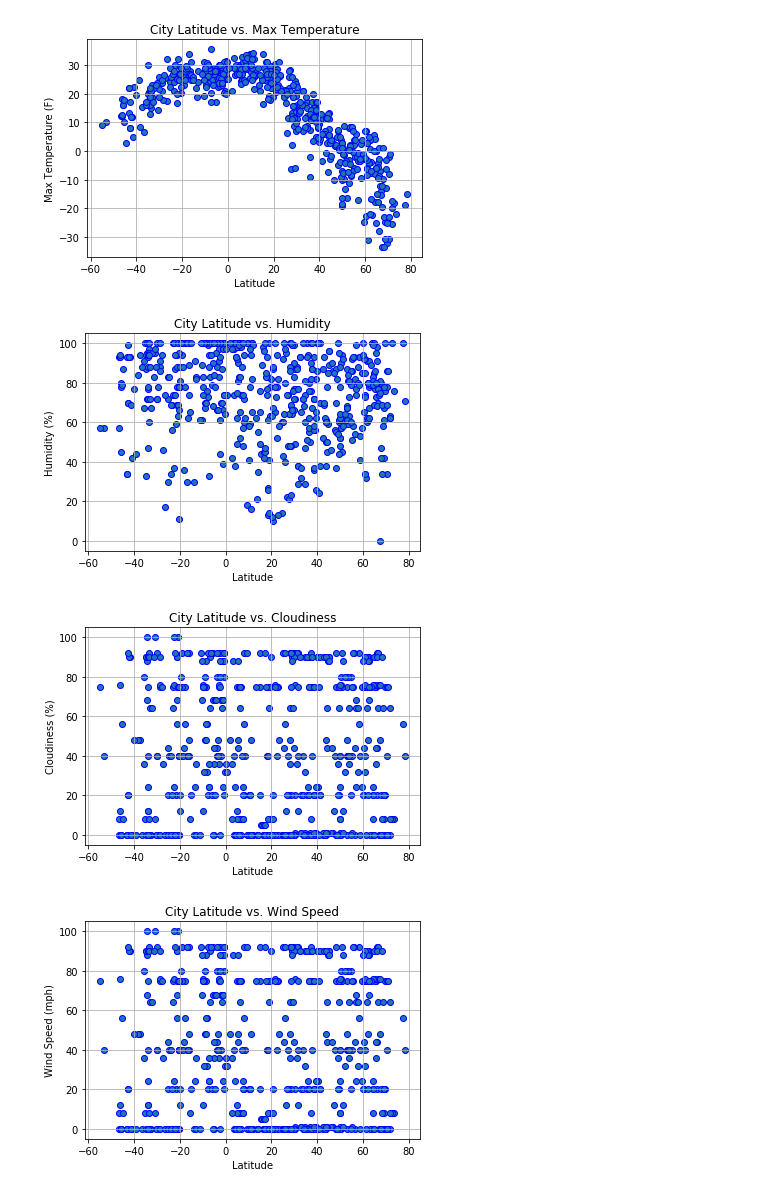
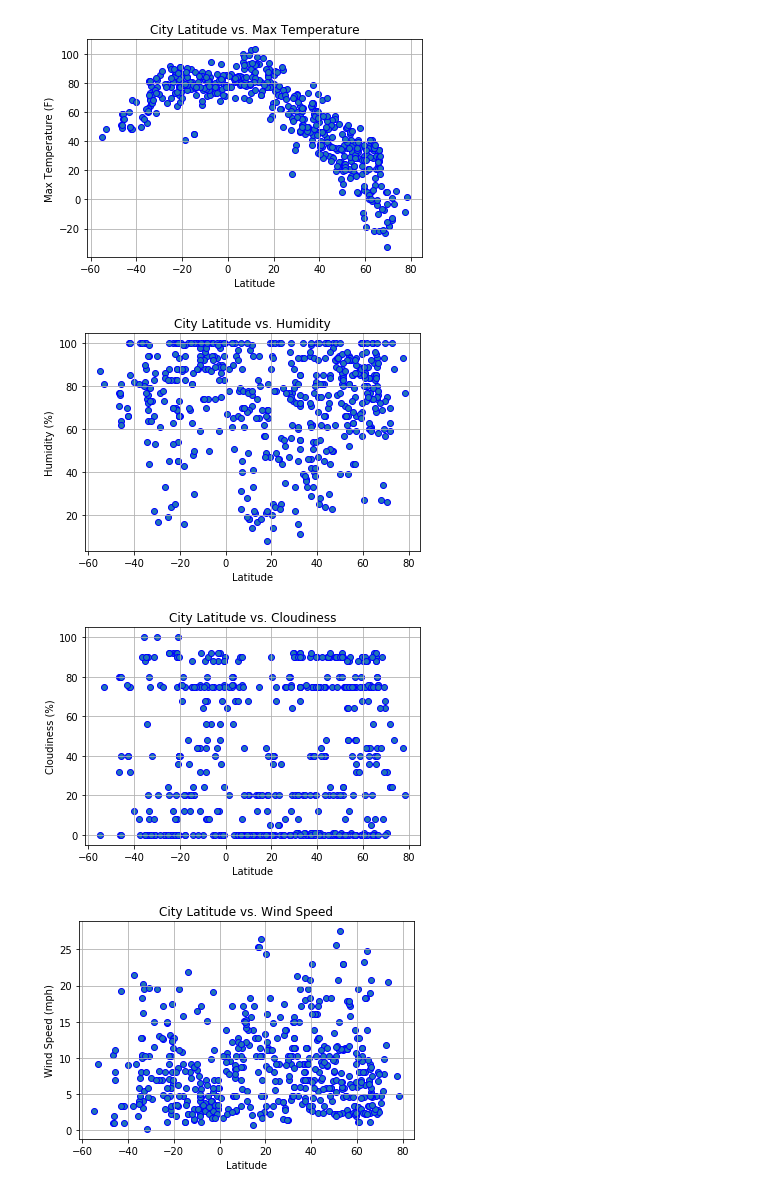
Before and after one commit to ulyssey28/Openweather_API, a Jupyter notebook: starter_code/API_Open_Weather.ipynb, the cells around one changed output. Drawn from its saved outputs; the diff is of its cells as text; code cells hidden in the pictures.

Commit message:
Update Graphs

```diff
--- a/starter_code/API_Open_Weather.ipynb
+++ b/starter_code/API_Open_Weather.ipynb
@@ -9,7 +9,7 @@ from citipy import citipy
 import openweathermapy.core as owm
 
 from api_keys import api_key
-settings = {"units": "metric", "appid": api_key}
+settings = {"units": "imperial", "appid": api_key}
 
 output_data_file = "output_data/cities.csv"
 
@@ -120,34 +120,31 @@ plt.ylabel("Max Temperature (F)")
 plt.grid()
 plt.show()
 # %% [output]
-[figure, old version]
+[figure, new version]
 # %%
 plt.scatter(City_weather_df['Lat'], City_weather_df['Humidity'], marker='o', edgecolors= 'b')
 plt.title("City Latitude vs. Humidity")
 plt.xlabel("Latitude")
 plt.ylabel("Humidity (%)")
-plt.ylim(-5, 105)
 plt.grid()
 plt.show()
 # %% [output]
-[figure, old version]
+[figure, new version]
 # %%
 plt.scatter(City_weather_df['Lat'], City_weather_df['Cloudiness'], marker='o', edgecolors= 'b')
 plt.title("City Latitude vs. Cloudiness")
 plt.xlabel("Latitude")
 plt.ylabel("Cloudiness (%)")
-plt.ylim(-5, 105)
 plt.grid()
 plt.show()
 # %% [output]
-[figure, old version]
+[figure, new version]
 # %%
-plt.scatter(City_weather_df['Lat'], City_weather_df['Cloudiness'], marker='o', edgecolors= 'b')
+plt.scatter(City_weather_df['Lat'], City_weather_df['Wind Speed'], marker='o', edgecolors= 'b')
 plt.title("City Latitude vs. Wind Speed")
 plt.xlabel("Latitude")
 plt.ylabel("Wind Speed (mph)")
-# plt.ylim(-5, 105)
 plt.grid()
 plt.show()
 # %% [output]
-[figure, old version]
+[figure, new version]
```
Also changed, not shown: parts of 6 cells of this notebook.
